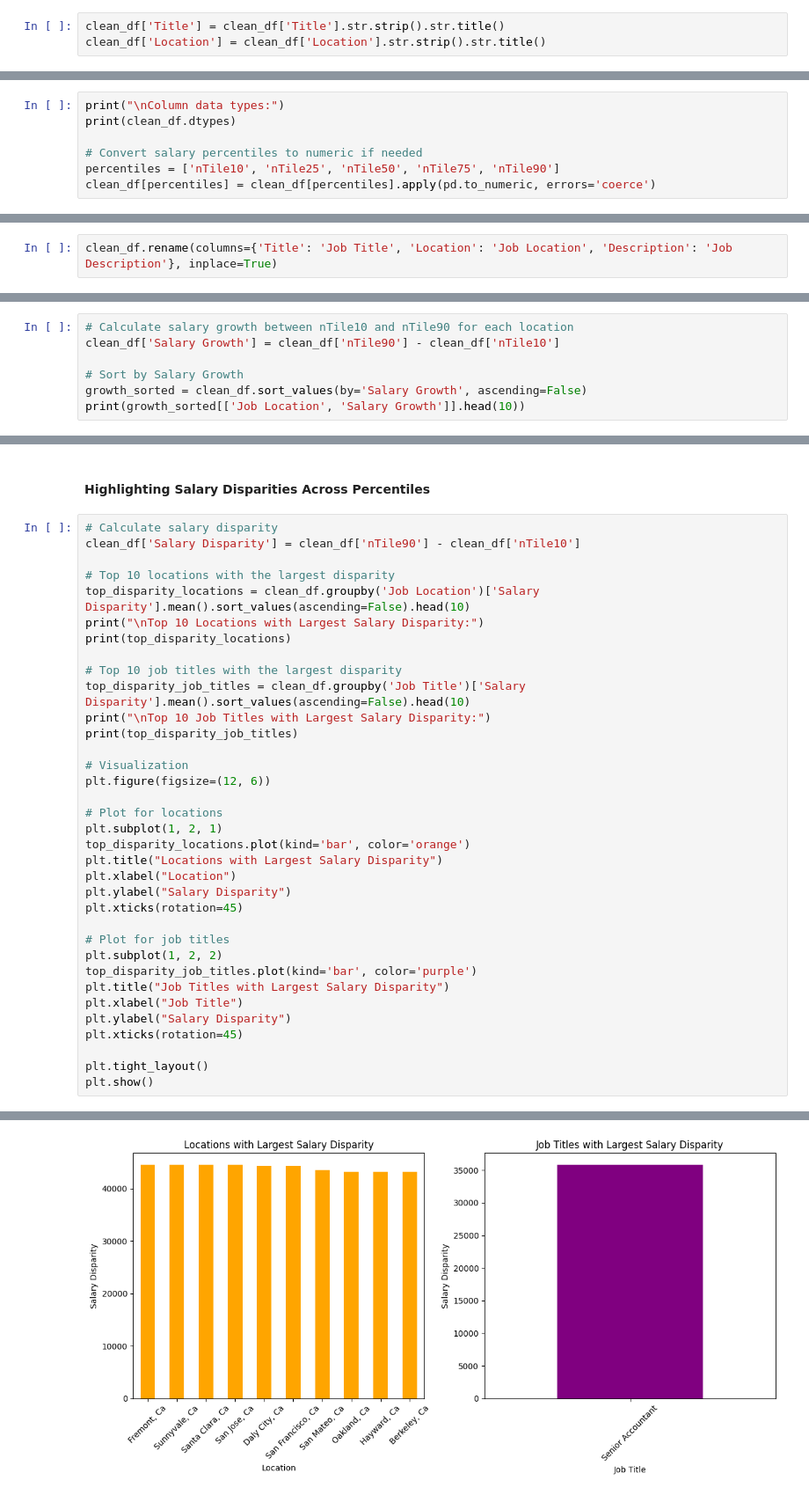
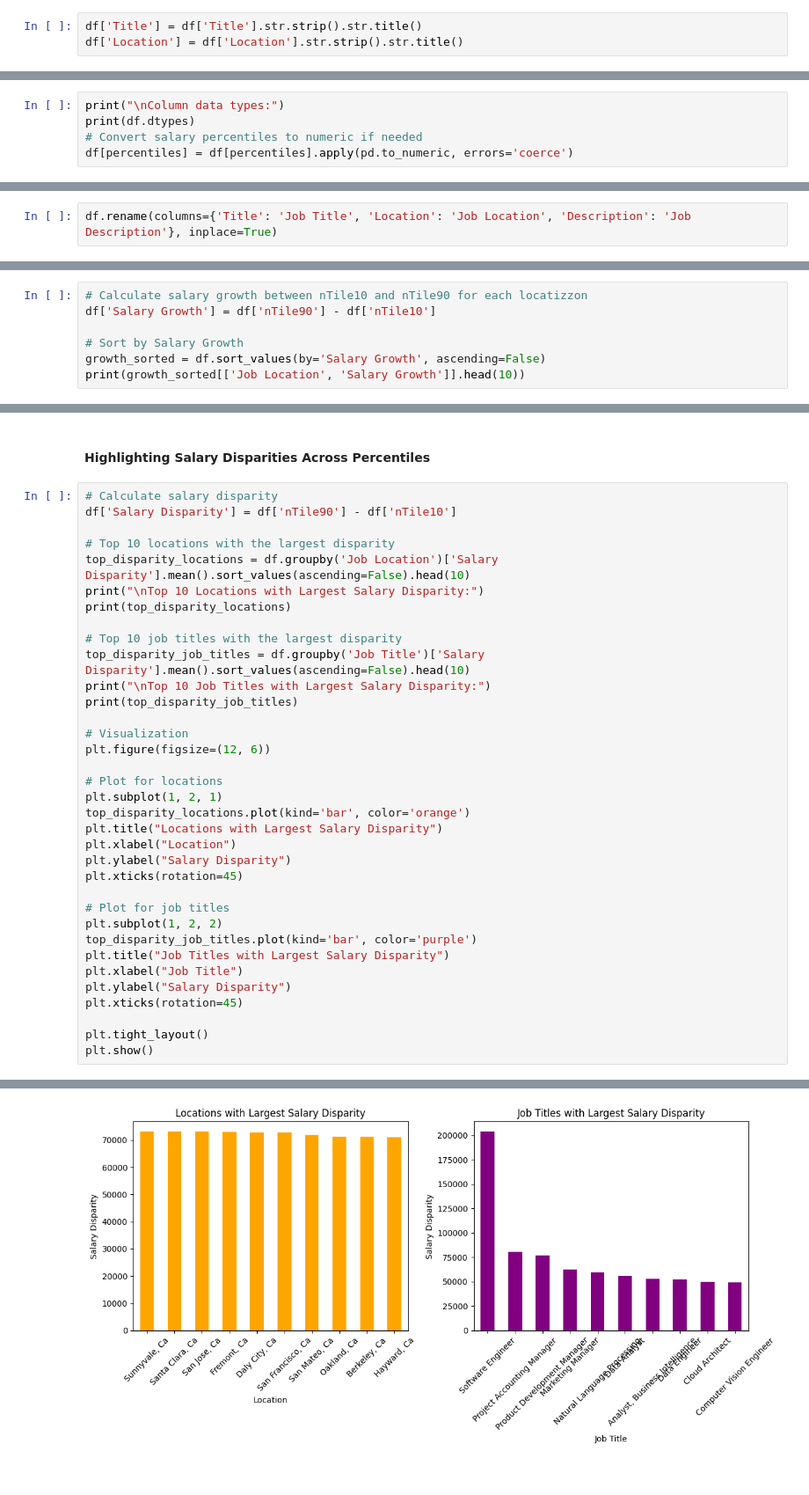
Before and after one commit to mena-bkamel/Salary_Dot_Com_Scraper, a Jupyter notebook: salary.ipynb, the cells around one changed output, grey strips where cells are left out. Shown at 88% size. Cells and saved outputs as stored; diff of their text form.

```diff
--- a/salary.ipynb
+++ b/salary.ipynb
@@ -195,7 +214,7 @@ Number of duplicate rows:
 # %% [markdown]
 #### Standardize Text Data
 # %%
-clean_df['Title'] = clean_df['Title'].str.strip().str.title()
-clean_df['Location'] = clean_df['Location'].str.strip().str.title()
+df['Title'] = df['Title'].str.strip().str.title()
+df['Location'] = df['Location'].str.strip().str.title()
 # %% [markdown]
 #### Verify Data Types
@@ -202,9 +223,7 @@ clean_df['Location'] = clean_df['Location'].str.strip().str.title()
 # %%
 print("\nColumn data types:")
-print(clean_df.dtypes)
-
+print(df.dtypes)
 # Convert salary percentiles to numeric if needed
-percentiles = ['nTile10', 'nTile25', 'nTile50', 'nTile75', 'nTile90']
-clean_df[percentiles] = clean_df[percentiles].apply(pd.to_numeric, errors='coerce')
+df[percentiles] = df[percentiles].apply(pd.to_numeric, errors='coerce')
 # %% [output]
 Column data types:
@@ -233,5 +258,5 @@ for col in percentiles:
 # %% [markdown]
 #### Ensure Column Consistency
 # %%
-clean_df.rename(columns={'Title': 'Job Title', 'Location': 'Job Location', 'Description': 'Job Description'}, inplace=True)
+df.rename(columns={'Title': 'Job Title', 'Location': 'Job Location', 'Description': 'Job Description'}, inplace=True)
 # %%
@@ -420,9 +450,9 @@ plt.show()
 # %%
-# Calculate salary growth between nTile10 and nTile90 for each location
-clean_df['Salary Growth'] = clean_df['nTile90'] - clean_df['nTile10']
+# Calculate salary growth between nTile10 and nTile90 for each locatizzon
+df['Salary Growth'] = df['nTile90'] - df['nTile10']
 
 # Sort by Salary Growth
-growth_sorted = clean_df.sort_values(by='Salary Growth', ascending=False)
+growth_sorted = df.sort_values(by='Salary Growth', ascending=False)
 print(growth_sorted[['Job Location', 'Salary Growth']].head(10))
 # %% [output]
           Job Location  Salary Growth
@@ -494,15 +523,15 @@ Name: nTile50, dtype: float64
 #### Highlighting Salary Disparities Across Percentiles
 # %%
 # Calculate salary disparity
-clean_df['Salary Disparity'] = clean_df['nTile90'] - clean_df['nTile10']
+df['Salary Disparity'] = df['nTile90'] - df['nTile10']
 
 # Top 10 locations with the largest disparity
-top_disparity_locations = clean_df.groupby('Job Location')['Salary Disparity'].mean().sort_values(ascending=False).head(10)
+top_disparity_locations = df.groupby('Job Location')['Salary Disparity'].mean().sort_values(ascending=False).head(10)
 print("\nTop 10 Locations with Largest Salary Disparity:")
 print(top_disparity_locations)
 
 # Top 10 job titles with the largest disparity
-top_disparity_job_titles = clean_df.groupby('Job Title')['Salary Disparity'].mean().sort_values(ascending=False).head(10)
+top_disparity_job_titles = df.groupby('Job Title')['Salary Disparity'].mean().sort_values(ascending=False).head(10)
 print("\nTop 10 Job Titles with Largest Salary Disparity:")
 print(top_disparity_job_titles)
 
@@ -549,3 +577,3 @@ Name: Salary Disparity, dtype: float64
-[figure, old version]
+[figure, new version]
 # %%
 # Calculate average growth between percentiles for top locations
```
Also changed, not shown: parts of 31 cells of this notebook, 5 other files.
